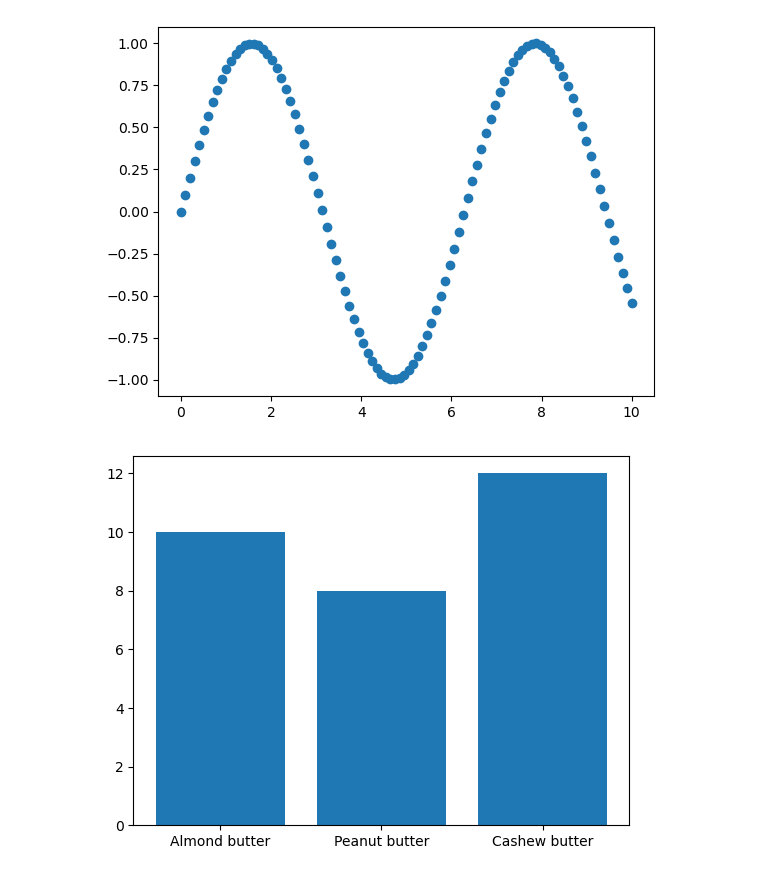
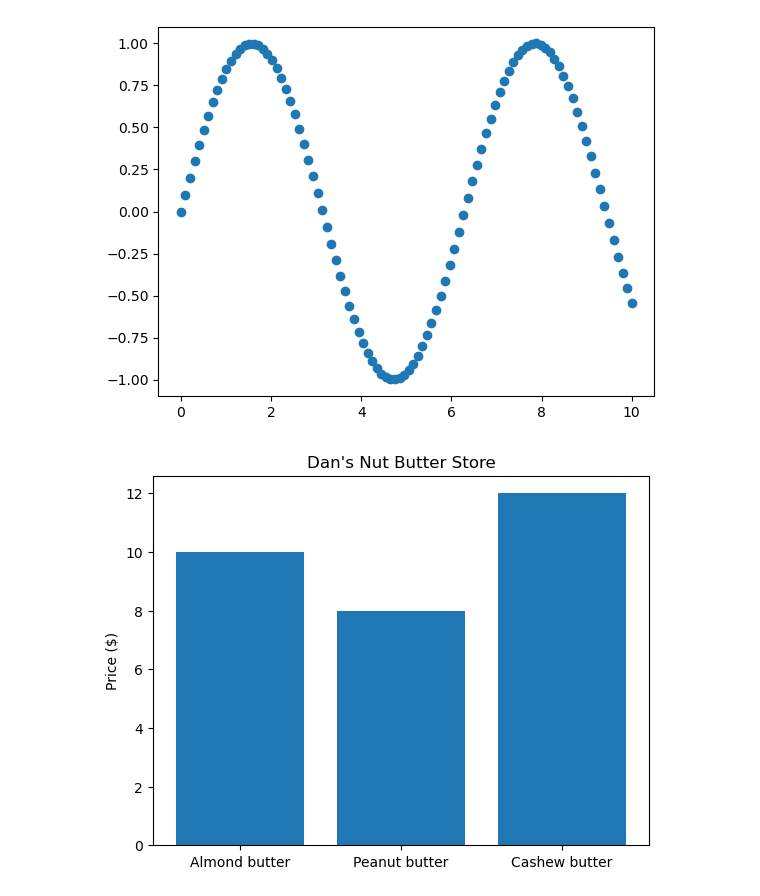
Before and after one commit to Combatd/complete_MLDataScience_bootcamp, a Jupyter notebook: introduction-to-matplotlib.ipynb, the cells around one changed output. Cells and saved outputs as stored; diff of their text form; code cells hidden in the pictures.

```diff
--- a/introduction-to-matplotlib.ipynb
+++ b/introduction-to-matplotlib.ipynb
@@ -125,11 +125,12 @@ plt.show()
 # %%
 # Make a plot from dictionary
 nut_butter_prices = {"Almond butter" : 10,
                     "Peanut butter": 8,
                     "Cashew butter": 12}
 fig, ax = plt.subplots()
 ax.bar(nut_butter_prices.keys(), nut_butter_prices.values()) # (x, y)
-ax.set(title="Dan's Nut Butter Store,)
+ax.set(title="Dan's Nut Butter Store",
+      ylabel="Price ($)")
 plt.show()
 # %% [output]
-[figure, old version]
+[figure, new version]
```
Also changed, not shown: parts of 4 cells of this notebook.
